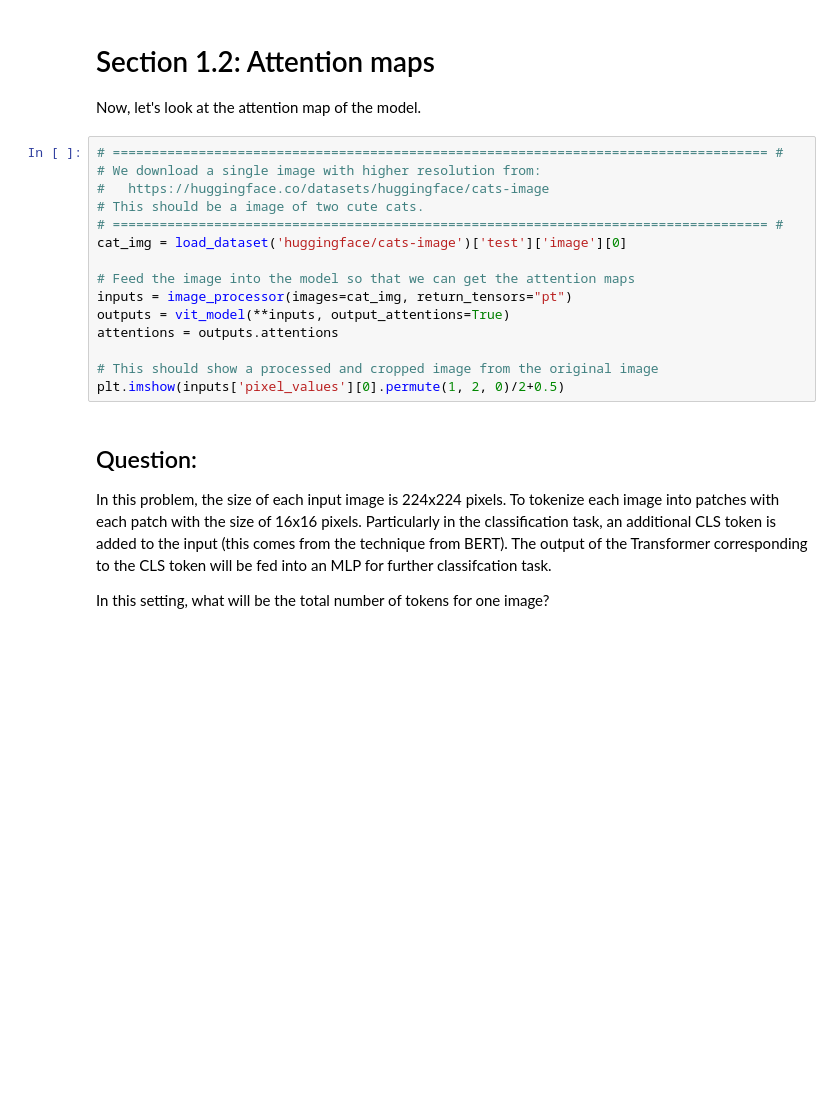
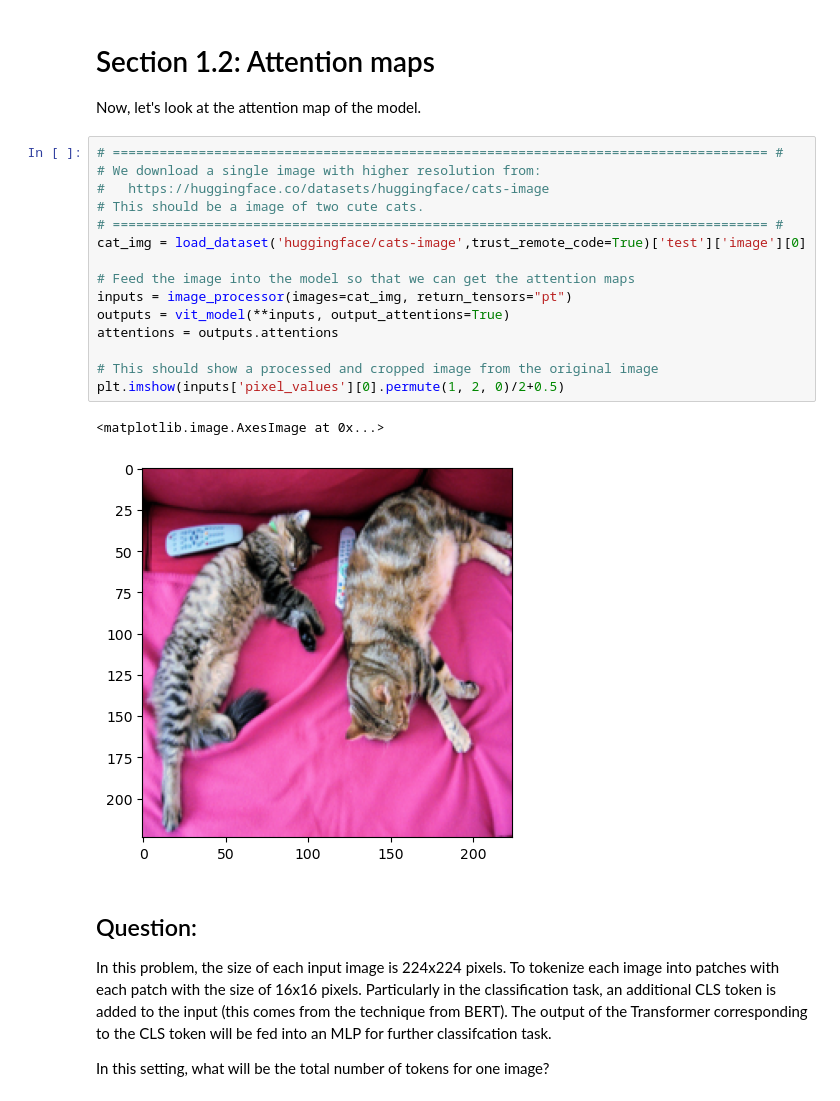
Before and after one commit to davidhgotler/ECE246-Project-2, a Jupyter notebook: Project Module 2/vit_cnn.ipynb, the cells around one changed output. Drawn from its saved outputs; the diff is of its cells as text; blank space fills up the shorter version.

```diff
--- a/Project Module 2/vit_cnn.ipynb
+++ b/Project Module 2/vit_cnn.ipynb
@@ -86,18 +93,21 @@ Now, let's look at the attention map of the model.
 # %%
 # ==================================================================================== #
 # We download a single image with higher resolution from:
 #   https://huggingface.co/datasets/huggingface/cats-image
 # This should be a image of two cute cats.
 # ==================================================================================== #
-cat_img = load_dataset('huggingface/cats-image')['test']['image'][0]
+cat_img = load_dataset('huggingface/cats-image',trust_remote_code=True)['test']['image'][0]
 
 # Feed the image into the model so that we can get the attention maps
 inputs = image_processor(images=cat_img, return_tensors="pt")
 outputs = vit_model(**inputs, output_attentions=True)
 attentions = outputs.attentions
 
 # This should show a processed and cropped image from the original image
 plt.imshow(inputs['pixel_values'][0].permute(1, 2, 0)/2+0.5)
+# %% [output]
+<matplotlib.image.AxesImage at 0x...>
+[figure, added]
 # %% [markdown]
 ## Question:
 In this problem, the size of each input image is 224x224 pixels. To tokenize each image into patches with each patch with the size of 16x16 pixels. Particularly in the classification task, an additional CLS token is added to the input (this comes from the technique from BERT). The output of the Transformer corresponding to the CLS token will be fed into an MLP for further classifcation task.
```
Also changed, not shown: parts of 18 cells of this notebook, 2 other files.
